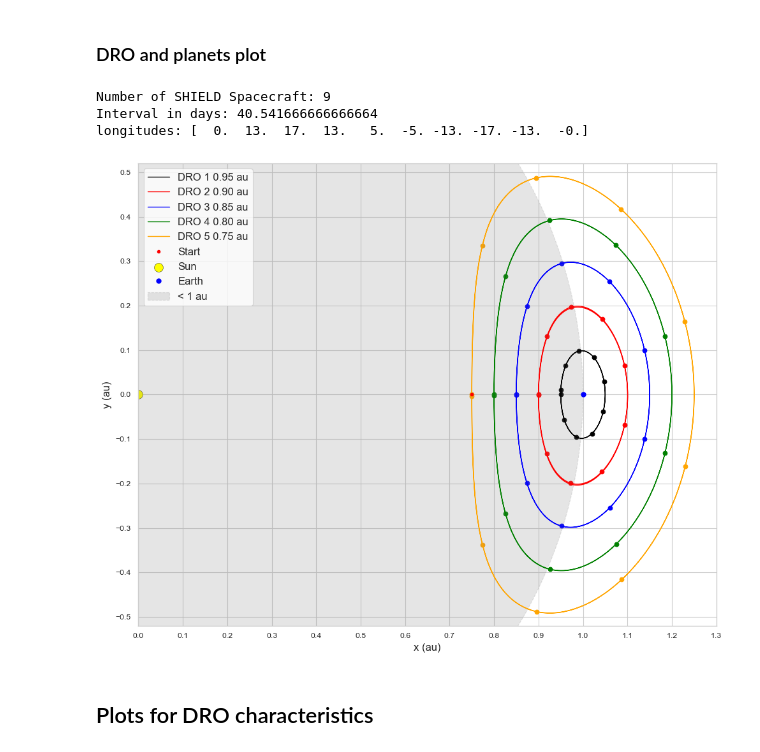
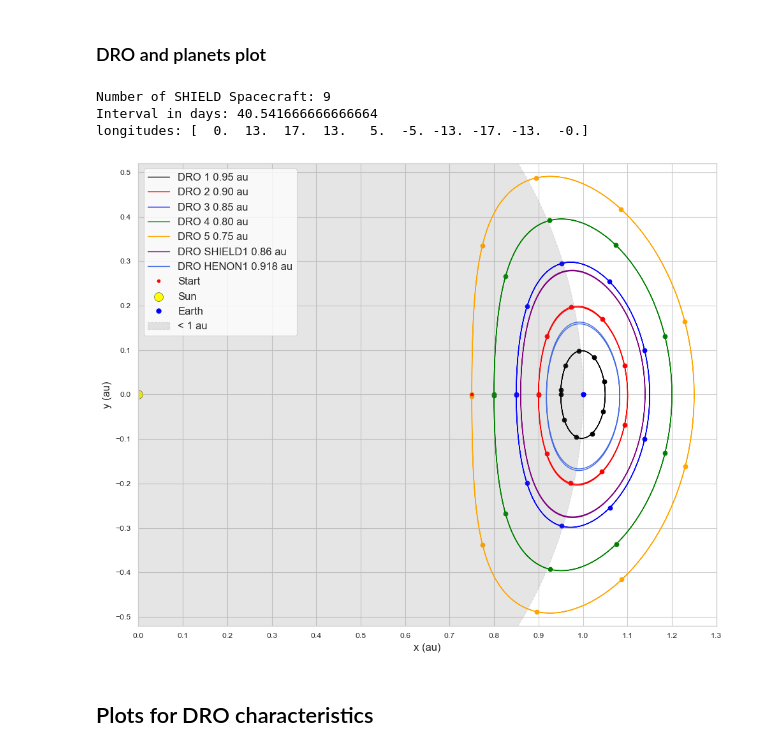
Before and after one commit to cmoestl/dro_orbits, a Jupyter notebook: dro.ipynb, the cells around one changed output. Drawn from its saved outputs; the diff is of its cells as text; code cells hidden in the pictures.

```diff
--- a/dro.ipynb
+++ b/dro.ipynb
@@ -534,6 +559,8 @@ ax.plot(x3, y3, 'blue', linewidth=1, alpha=1.0, label='DRO 3 0.85 au')
 ax.plot(x4, y4, 'green', linewidth=1, alpha=1.0, label='DRO 4 0.80 au')
 ax.plot(x5, y5, 'orange', linewidth=1, alpha=1.0, label='DRO 5 0.75 au')
 
+ax.plot(xs1, ys1, 'purple', linewidth=1, alpha=1.0, label='DRO SHIELD1 0.86 au')
+ax.plot(xh1, yh1, 'royalblue', linewidth=1, alpha=1.0, label='DRO HENON1 0.918 au')
 
 #with SHIELD distribution
 ax.scatter(x1[shield_i],y1[shield_i],marker='o',c='black')
@@ -554,34 +581,34 @@ earth_x = (1 - mu)
 ax.plot(earth_x, 0, 'o', color='blue', markersize=5, label='Earth', zorder=5)
 
 
 # Add distance circles for reference
 circle = plt.Circle((sun_x, 0), 1, fill=True, color='gray', linestyle='--', alpha=0.2, label='< 1 au')
 #circle = plt.Circle((sun_x, 0), 0.72, fill=False, color='gold', linestyle='--', alpha=0.8, label='Venus orbit radius')
 
 
 ax.add_patch(circle)
 # Formatting
 ax.set_xlabel('x (au)', fontsize=12)
 ax.set_ylabel('y (au)', fontsize=12)
 #ax.set_title(f'Circular Restricted 3-Body Problem: Sun-Earth System\n(Rotating Reference Frame, {days} days simulation)', fontsize=14, fontweight='bold')
 ax.legend(loc='upper left', fontsize=12)
 ax.xaxis.set_major_locator(MultipleLocator(0.1))
 ax.yaxis.set_major_locator(MultipleLocator(0.1))
 ax.grid(True, alpha=1.0, linestyle='-')
 ax.set_aspect('equal')
 ax.set_xlim(0,1.3)
 ax.set_ylim(-0.52,0.52)
 
 
 plt.tight_layout()
 
 plt.savefig('results/dro_cartesian_all.png', dpi=300,bbox_inches='tight')
 plt.show()
 # %% [output]
 Number of SHIELD Spacecraft: 9
 Interval in days: 40.541666666666664
 longitudes: [  0.  13.  17.  13.   5.  -5. -13. -17. -13.  -0.]
-[figure, old version]
+[figure, new version]
 # %% [markdown]
 ## Plots for DRO characteristics
 # %%
```
Also changed, not shown: parts of 7 cells of this notebook, 23 other files.
